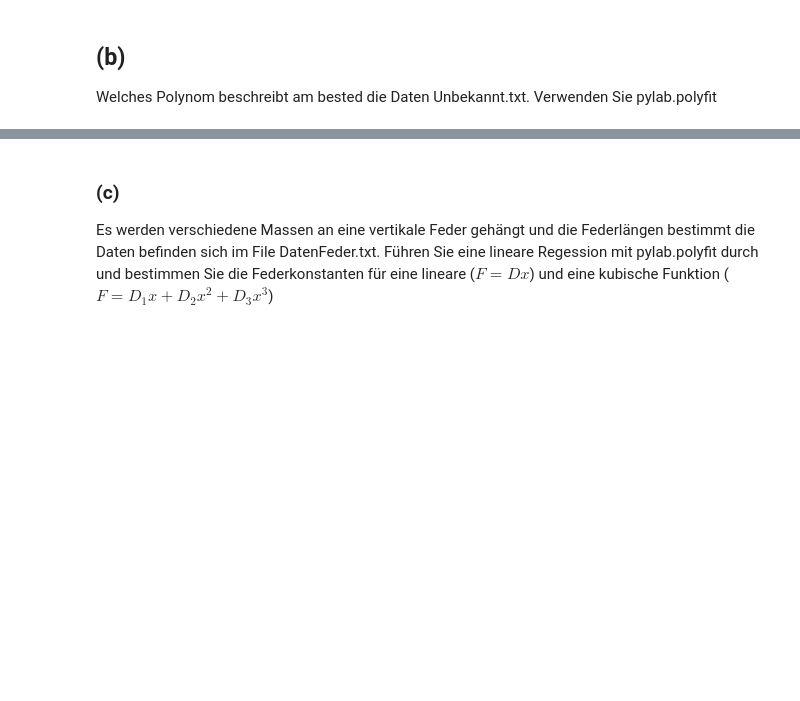
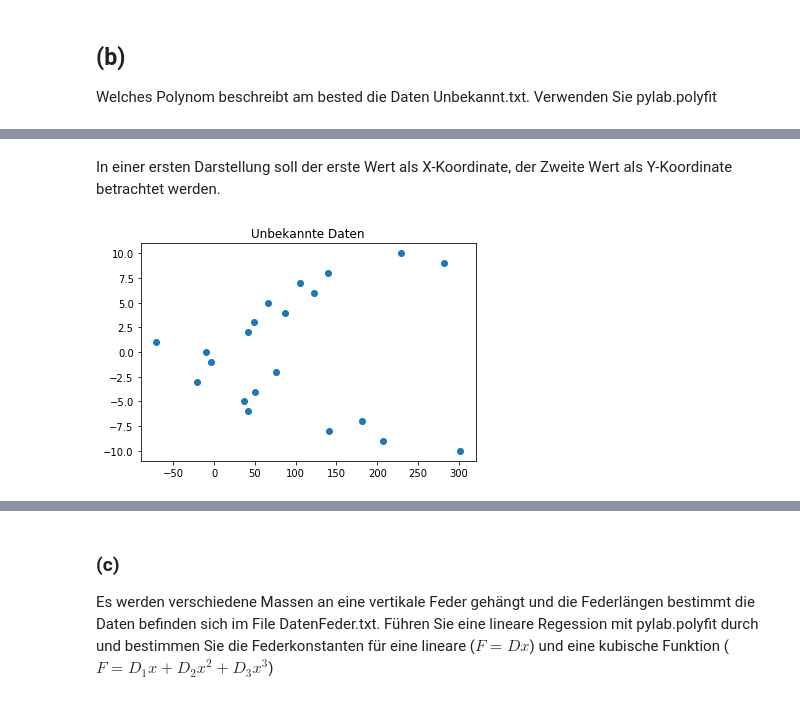
Before and after one commit to AlexandraMayer/Modellbildung-und-Simulation, a Jupyter notebook: Klassische Mechanik 1.ipynb, the cells around one changed output, grey strips where cells are left out. Cells and saved outputs as stored; diff of their text form; code cells hidden in the pictures; blank space fills up the shorter version.

```diff
--- a/Klassische Mechanik 1.ipynb
+++ b/Klassische Mechanik 1.ipynb
@@ -213,2 +231,8 @@ poly = np.loadtxt("UnbekannteDaten.txt", skiprows=1)
+# %% [markdown]
+In einer ersten Darstellung soll der erste Wert als X-Koordinate, der Zweite Wert als Y-Koordinate betrachtet werden.
 # %%
 plt.plot(poly[:,0], poly[:,1], 'o')
+plt.title('Unbekannte Daten')
+plt.show()
+# %% [output]
+[figure, added]
```
Also changed, not shown: parts of 164 cells of this notebook.
